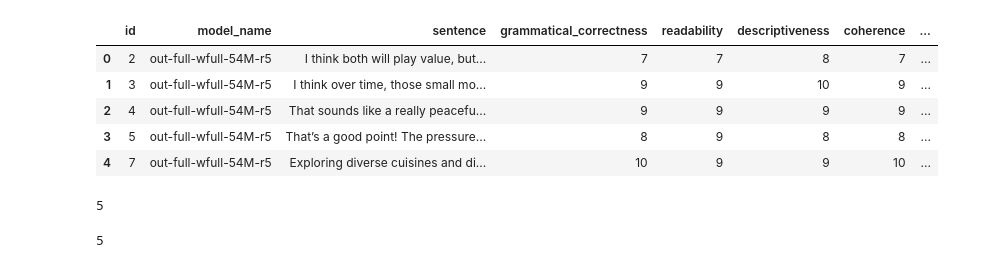
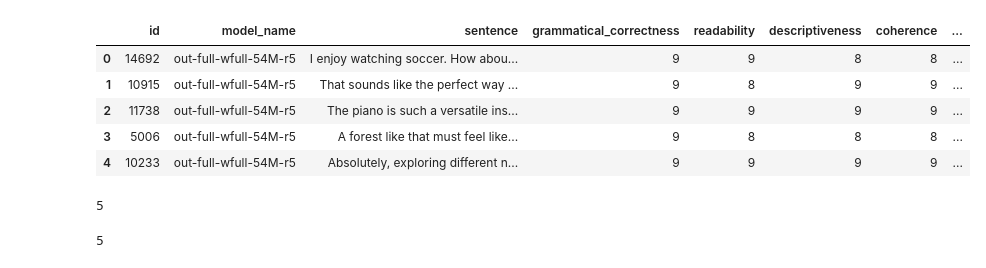
Before and after one commit to Danvictorgithub/gpt-evaluation, a Jupyter notebook: main.ipynb, the cells around one changed output. Saved outputs shown, nothing was run; the diff lists cells and outputs as text; code cells hidden in the pictures.

```diff
--- a/main.ipynb
+++ b/main.ipynb
@@ -8,0 +6,8 @@ gpt_evaluations = pd.read_csv('./dataset_final.csv')
+# %%
+# Load Dataset
+gpt_evaluations = pd.read_csv('./dataset_final.csv')
+gpt_evaluations_sampled = (
+    gpt_evaluations.groupby('model_name', group_keys=False)
+    .apply(lambda x: x.sample(n=min(len(x), 1200), random_state=42))
+    .reset_index(drop=True)
+)
@@ -9,12 +31,12 @@ gpt_evaluations = pd.read_csv('./dataset_final.csv')
 # %%
 # Show sample dataset
-gpt_evaluations.head()
+gpt_evaluations_sampled.head()
 # %% [output]
 |  | id | model_name | sentence | grammatical_correctness | readability | descriptiveness | coherence | ... |
-| 0 | 2 | out-full-wfull-54M-r5 | I think both will play value, but... | 7 | 7 | 8 | 7 | ... |
-| 1 | 3 | out-full-wfull-54M-r5 | I think over time, those small mo... | 9 | 9 | 10 | 9 | ... |
-| 2 | 4 | out-full-wfull-54M-r5 | That sounds like a really peacefu... | 9 | 9 | 9 | 9 | ... |
-| 3 | 5 | out-full-wfull-54M-r5 | That’s a good point! The pressure... | 8 | 9 | 8 | 8 | ... |
-| 4 | 7 | out-full-wfull-54M-r5 | Exploring diverse cuisines and di... | 10 | 9 | 9 | 10 | ... |
+| 0 | 14692 | out-full-wfull-54M-r5 | I enjoy watching soccer. How abou... | 9 | 9 | 8 | 8 | ... |
+| 1 | 10915 | out-full-wfull-54M-r5 | That sounds like the perfect way ... | 9 | 8 | 9 | 9 | ... |
+| 2 | 11738 | out-full-wfull-54M-r5 | The piano is such a versatile ins... | 9 | 9 | 9 | 9 | ... |
+| 3 | 5006 | out-full-wfull-54M-r5 | A forest like that must feel like... | 9 | 8 | 8 | 8 | ... |
+| 4 | 10233 | out-full-wfull-54M-r5 | Absolutely, exploring different n... | 9 | 9 | 9 | 9 | ... |
 # %%
 # Store result gruoped in a dictionary
```
Also changed, not shown: parts of 9 cells of this notebook.
